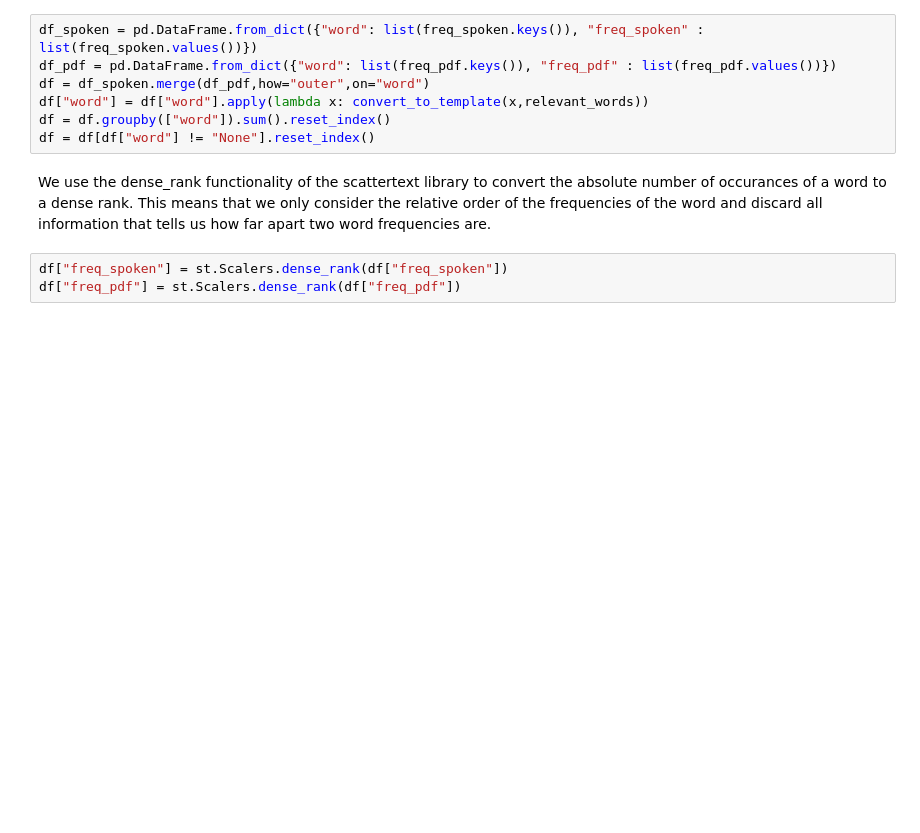
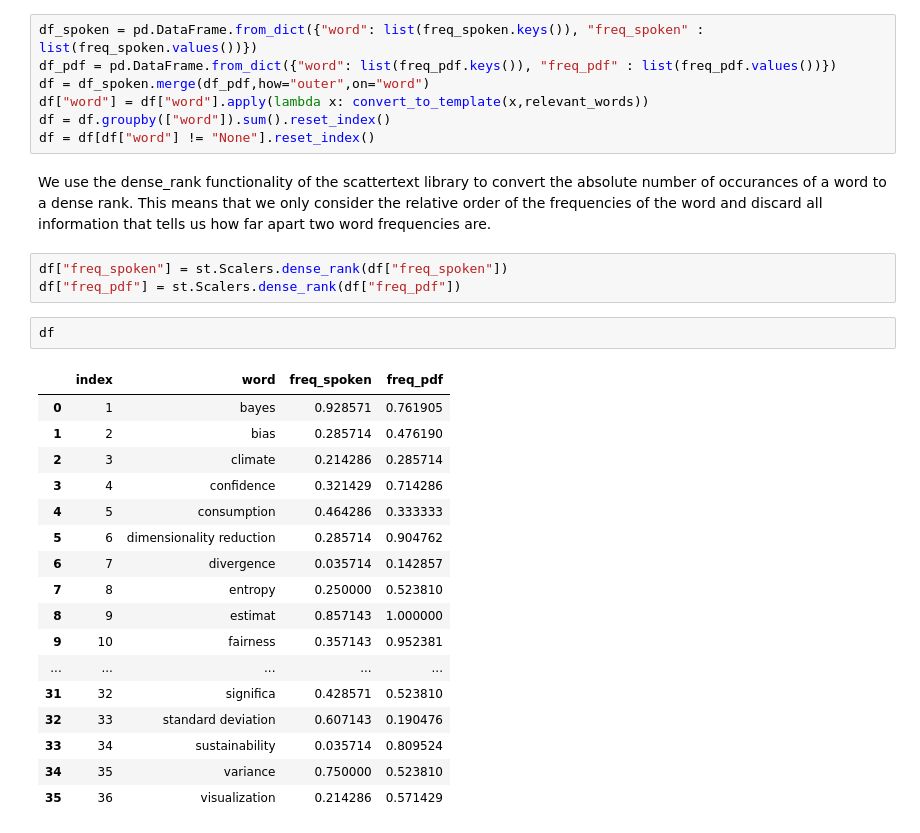
Before and after one commit to Eoli-an/Exam-topic-prediction, a Jupyter notebook: Notebooks/Slides_vs_Transcribes_Frequency.ipynb, the cells around one changed output. Drawn from its saved outputs; the diff is of its cells as text; blank space fills up the shorter version.

```diff
--- a/Notebooks/Slides_vs_Transcribes_Frequency.ipynb
+++ b/Notebooks/Slides_vs_Transcribes_Frequency.ipynb
@@ -70,6 +97,26 @@ We use the dense_rank functionality of the scattertext library to convert the ab
 # %%
 df["freq_spoken"] = st.Scalers.dense_rank(df["freq_spoken"])
 df["freq_pdf"] = st.Scalers.dense_rank(df["freq_pdf"])
+# %%
+df
+# %% [output]
+|  | index | word | freq_spoken | freq_pdf |
+| 0 | 1 | bayes | 0.928571 | 0.761905 |
+| 1 | 2 | bias | 0.285714 | 0.476190 |
+| 2 | 3 | climate | 0.214286 | 0.285714 |
+| 3 | 4 | confidence | 0.321429 | 0.714286 |
+| 4 | 5 | consumption | 0.464286 | 0.333333 |
+| 5 | 6 | dimensionality reduction | 0.285714 | 0.904762 |
+| 6 | 7 | divergence | 0.035714 | 0.142857 |
+| 7 | 8 | entropy | 0.250000 | 0.523810 |
+| 8 | 9 | estimat | 0.857143 | 1.000000 |
+| 9 | 10 | fairness | 0.357143 | 0.952381 |
+| ... | ... | ... | ... | ... |
+| 31 | 32 | significa | 0.428571 | 0.523810 |
+| 32 | 33 | standard deviation | 0.607143 | 0.190476 |
+| 33 | 34 | sustainability | 0.035714 | 0.809524 |
+| 34 | 35 | variance | 0.750000 | 0.523810 |
+| 35 | 36 | visualization | 0.214286 | 0.571429 |
 # %%
 
 
```
Also changed, not shown: parts of 4 cells of this notebook, 4 other files.
